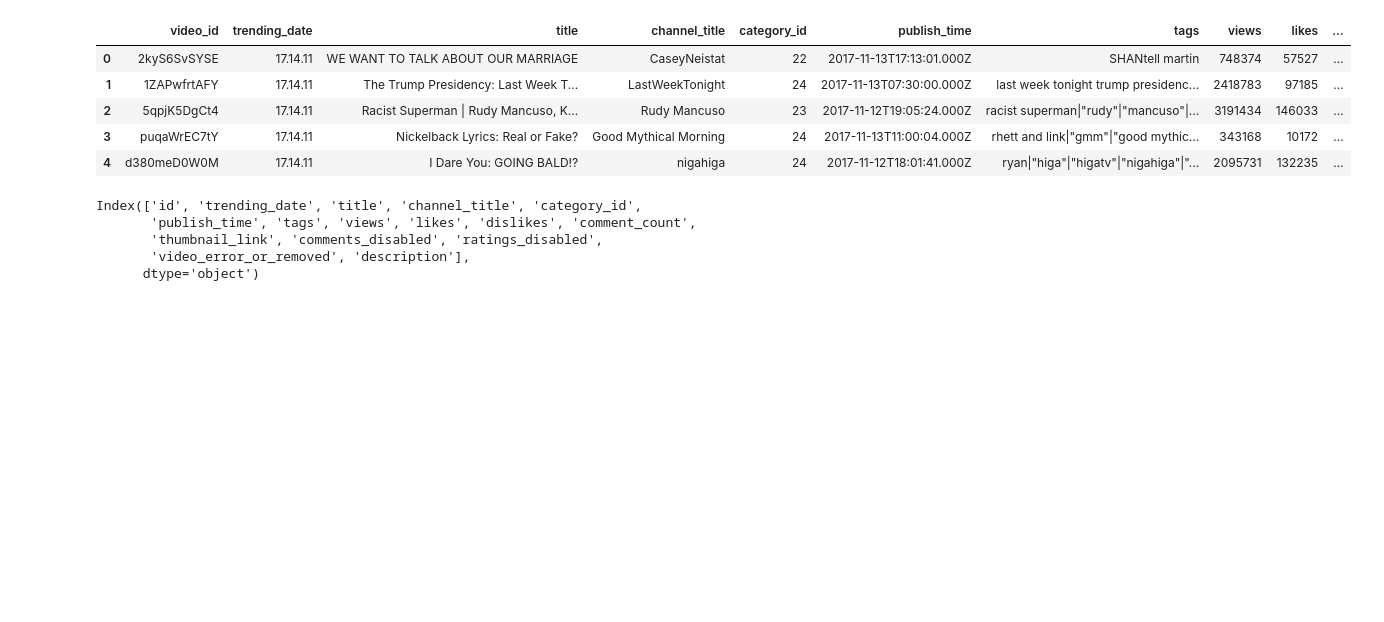
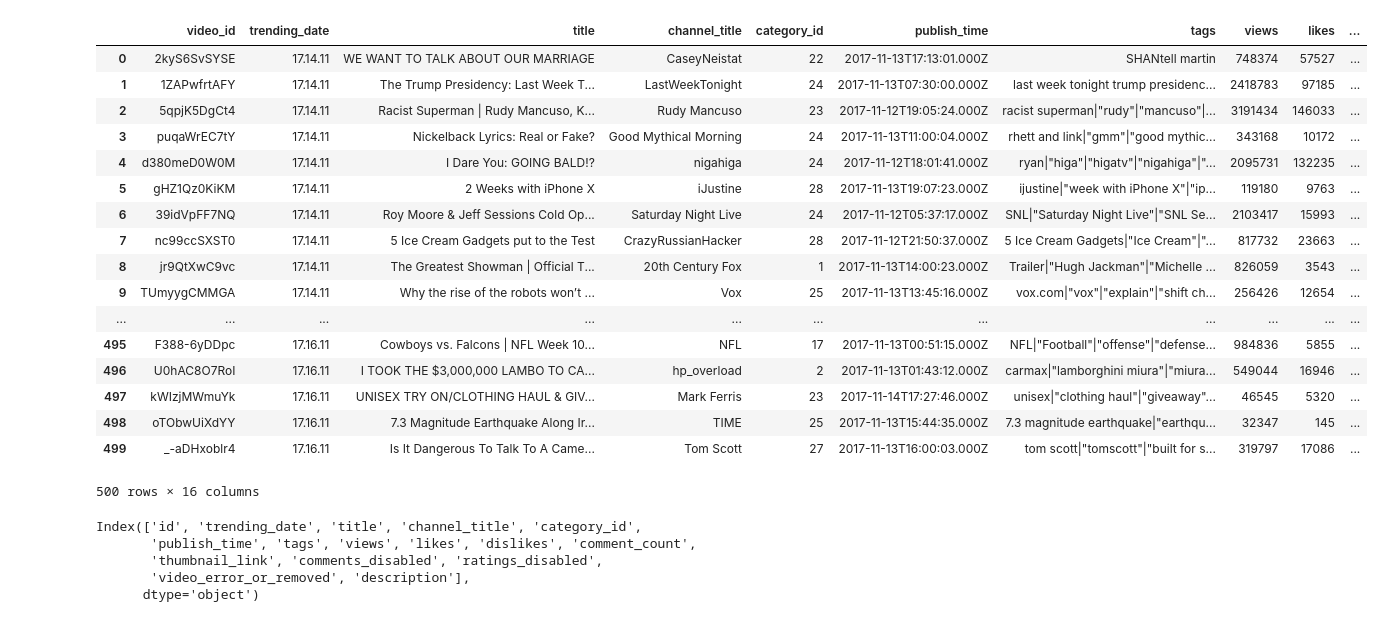
Before and after one commit to CaroMuizzi/Success-on-YouTube-Channels, a Jupyter notebook: Trending_videos.ipynb, the cells around one changed output. Drawn from its saved outputs; the diff is of its cells as text; code cells hidden in the pictures; blank space fills up the shorter version.

```diff
--- a/Trending_videos.ipynb
+++ b/Trending_videos.ipynb
@@ -9,16 +10,28 @@ import numpy as np
 # %%
 # Read original dataset. Date range varies from Nov 2017 up to June 2018
 us_csv = "Resources/large_USvideos.csv"
 
 original_df = pd.read_csv(us_csv)
-original_df.head()
+original_df.head(500)
 # %% [output]
 |  | video_id | trending_date | title | channel_title | category_id | publish_time | tags | views | likes | ... |
 | 0 | 2kyS6SvSYSE | 17.14.11 | WE WANT TO TALK ABOUT OUR MARRIAGE | CaseyNeistat | 22 | 2017-11-13T17:13:01.000Z | SHANtell martin | 748374 | 57527 | ... |
 | 1 | 1ZAPwfrtAFY | 17.14.11 | The Trump Presidency: Last Week T... | LastWeekTonight | 24 | 2017-11-13T07:30:00.000Z | last week tonight trump presidenc... | 2418783 | 97185 | ... |
 | 2 | 5qpjK5DgCt4 | 17.14.11 | Racist Superman | Rudy Mancuso, K... | Rudy Mancuso | 23 | 2017-11-12T19:05:24.000Z | racist superman|"rudy"|"mancuso"|... | 3191434 | 146033 | ... |
 | 3 | puqaWrEC7tY | 17.14.11 | Nickelback Lyrics: Real or Fake? | Good Mythical Morning | 24 | 2017-11-13T11:00:04.000Z | rhett and link|"gmm"|"good mythic... | 343168 | 10172 | ... |
 | 4 | d380meD0W0M | 17.14.11 | I Dare You: GOING BALD!? | nigahiga | 24 | 2017-11-12T18:01:41.000Z | ryan|"higa"|"higatv"|"nigahiga"|"... | 2095731 | 132235 | ... |
+| 5 | gHZ1Qz0KiKM | 17.14.11 | 2 Weeks with iPhone X | iJustine | 28 | 2017-11-13T19:07:23.000Z | ijustine|"week with iPhone X"|"ip... | 119180 | 9763 | ... |
+| 6 | 39idVpFF7NQ | 17.14.11 | Roy Moore & Jeff Sessions Cold Op... | Saturday Night Live | 24 | 2017-11-12T05:37:17.000Z | SNL|"Saturday Night Live"|"SNL Se... | 2103417 | 15993 | ... |
+| 7 | nc99ccSXST0 | 17.14.11 | 5 Ice Cream Gadgets put to the Test | CrazyRussianHacker | 28 | 2017-11-12T21:50:37.000Z | 5 Ice Cream Gadgets|"Ice Cream"|"... | 817732 | 23663 | ... |
+| 8 | jr9QtXwC9vc | 17.14.11 | The Greatest Showman | Official T... | 20th Century Fox | 1 | 2017-11-13T14:00:23.000Z | Trailer|"Hugh Jackman"|"Michelle ... | 826059 | 3543 | ... |
+| 9 | TUmyygCMMGA | 17.14.11 | Why the rise of the robots won’t ... | Vox | 25 | 2017-11-13T13:45:16.000Z | vox.com|"vox"|"explain"|"shift ch... | 256426 | 12654 | ... |
+| ... | ... | ... | ... | ... | ... | ... | ... | ... | ... | ... |
+| 495 | F388-6yDDpc | 17.16.11 | Cowboys vs. Falcons | NFL Week 10... | NFL | 17 | 2017-11-13T00:51:15.000Z | NFL|"Football"|"offense"|"defense... | 984836 | 5855 | ... |
+| 496 | U0hAC8O7RoI | 17.16.11 | I TOOK THE $3,000,000 LAMBO TO CA... | hp_overload | 2 | 2017-11-13T01:43:12.000Z | carmax|"lamborghini miura"|"miura... | 549044 | 16946 | ... |
+| 497 | kWIzjMWmuYk | 17.16.11 | UNISEX TRY ON/CLOTHING HAUL & GIV... | Mark Ferris | 23 | 2017-11-14T17:27:46.000Z | unisex|"clothing haul"|"giveaway"... | 46545 | 5320 | ... |
+| 498 | oTObwUiXdYY | 17.16.11 | 7.3 Magnitude Earthquake Along Ir... | TIME | 25 | 2017-11-13T15:44:35.000Z | 7.3 magnitude earthquake|"earthqu... | 32347 | 145 | ... |
+| 499 | _-aDHxoblr4 | 17.16.11 | Is It Dangerous To Talk To A Came... | Tom Scott | 27 | 2017-11-13T16:00:03.000Z | tom scott|"tomscott"|"built for s... | 319797 | 17086 | ... |
+500 rows × 16 columns
 # %%
 # Rename column name
 df= original_df.rename(columns={"video_id": "id"})
```
Also changed, not shown: parts of 17 cells of this notebook.
